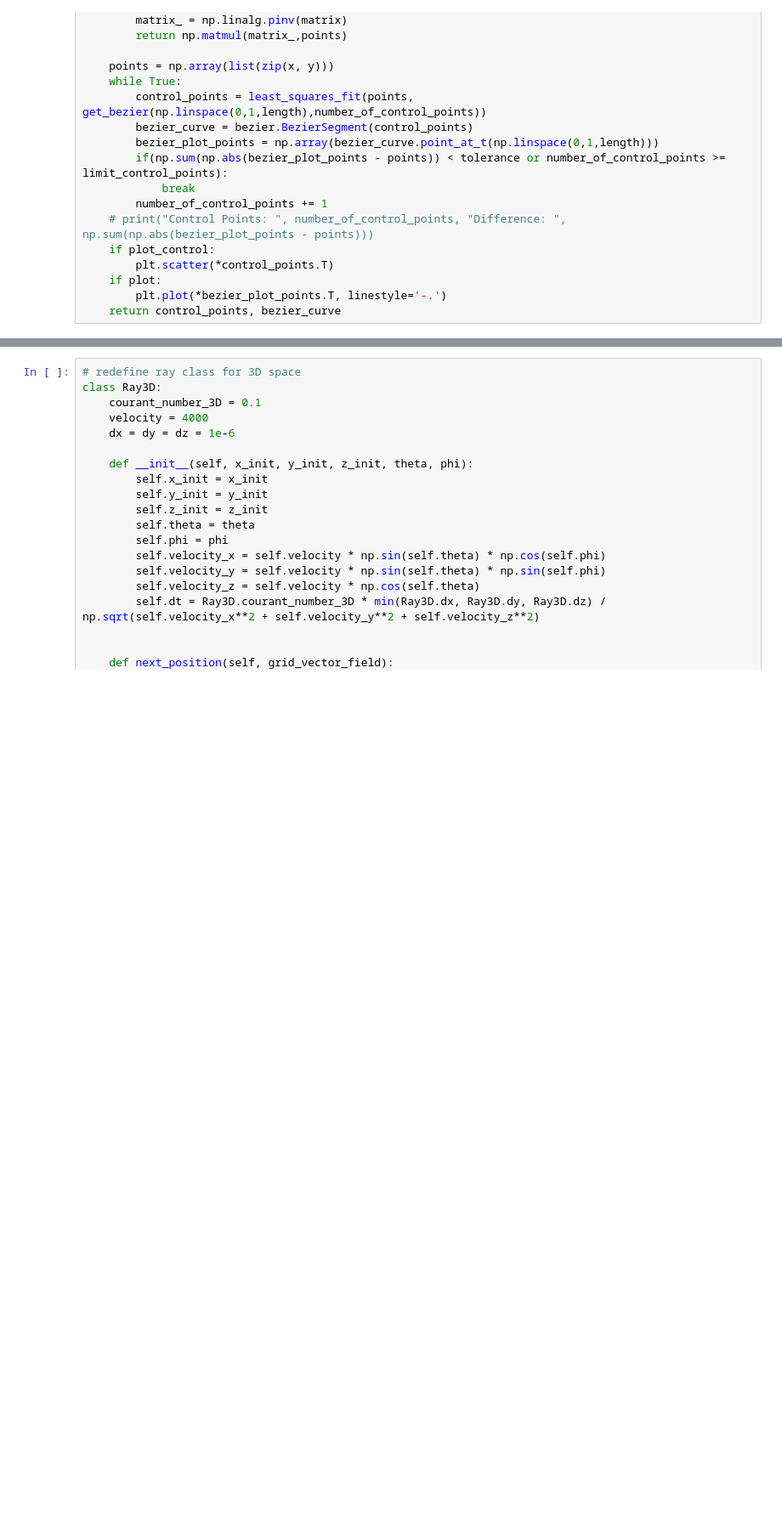
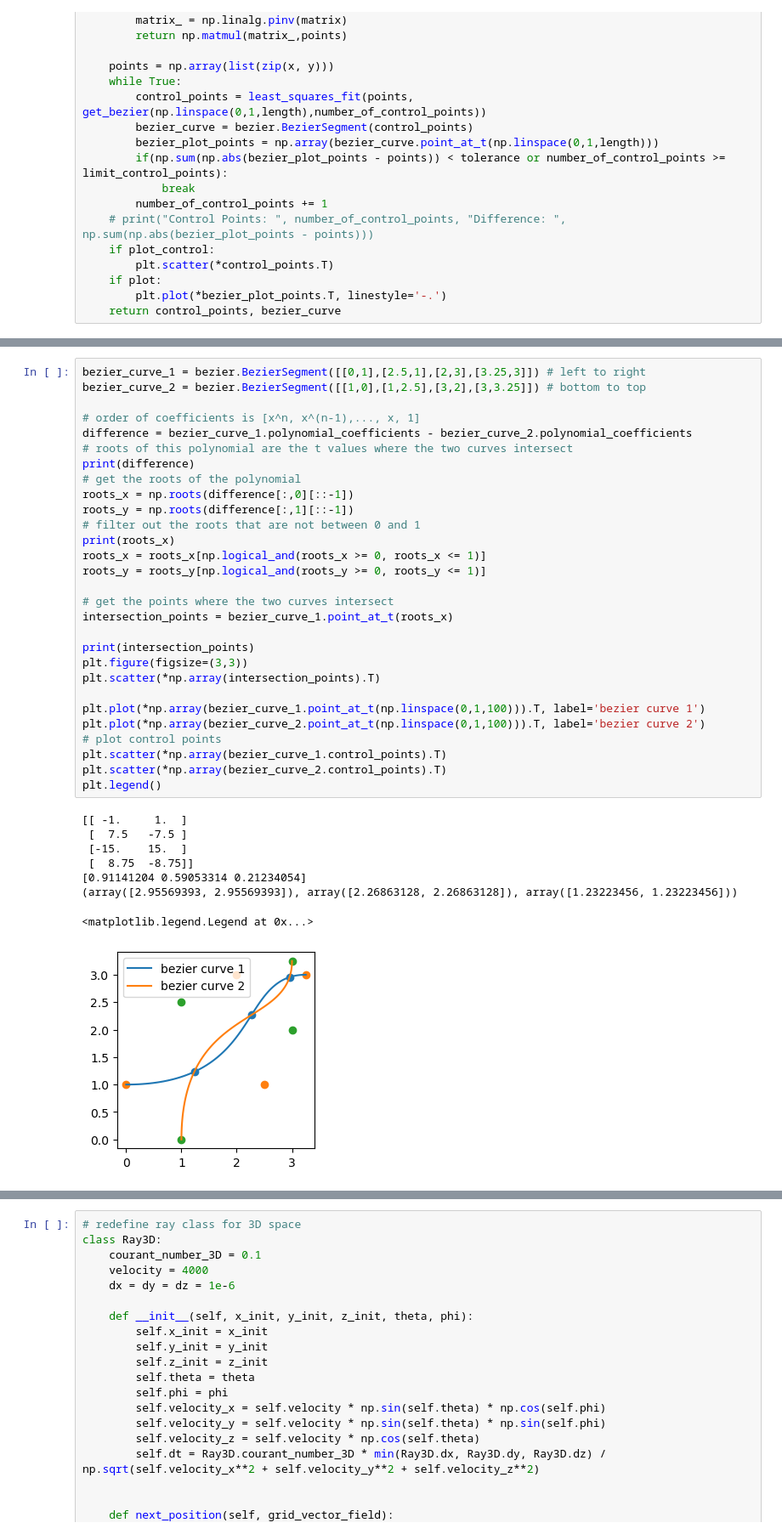
Before and after one commit to apoudel20/python-cbet, a Jupyter notebook: ray_march.ipynb, the cells around one changed output, grey strips where cells are left out. Shown at 85% size. Cells and saved outputs as stored; diff of their text form; blank space fills up the shorter version.

```diff
--- a/ray_march.ipynb
+++ b/ray_march.ipynb
@@ -234,0 +264,38 @@ print(seed_ray_1.point_at_t(0))
+# %%
+bezier_curve_1 = bezier.BezierSegment([[0,1],[2.5,1],[2,3],[3.25,3]]) # left to right
+bezier_curve_2 = bezier.BezierSegment([[1,0],[1,2.5],[3,2],[3,3.25]]) # bottom to top
+
+# order of coefficients is [x^n, x^(n-1),..., x, 1]
+difference = bezier_curve_1.polynomial_coefficients - bezier_curve_2.polynomial_coefficients
+# roots of this polynomial are the t values where the two curves intersect
+print(difference)
+# get the roots of the polynomial
+roots_x = np.roots(difference[:,0][::-1])
+roots_y = np.roots(difference[:,1][::-1])
+# filter out the roots that are not between 0 and 1
+print(roots_x)
+roots_x = roots_x[np.logical_and(roots_x >= 0, roots_x <= 1)]
+roots_y = roots_y[np.logical_and(roots_y >= 0, roots_y <= 1)]
+
+# get the points where the two curves intersect
+intersection_points = bezier_curve_1.point_at_t(roots_x)
+
+print(intersection_points)
+plt.figure(figsize=(3,3))
+plt.scatter(*np.array(intersection_points).T)
+
+plt.plot(*np.array(bezier_curve_1.point_at_t(np.linspace(0,1,100))).T, label='bezier curve 1')
+plt.plot(*np.array(bezier_curve_2.point_at_t(np.linspace(0,1,100))).T, label='bezier curve 2')
+# plot control points
+plt.scatter(*np.array(bezier_curve_1.control_points).T)
+plt.scatter(*np.array(bezier_curve_2.control_points).T)
+plt.legend()
+# %% [output]
+[[ -1.     1.  ]
+ [  7.5   -7.5 ]
+ [-15.    15.  ]
+ [  8.75  -8.75]]
+[0.91141204 0.59053314 0.21234054]
+(array([2.95569393, 2.95569393]), array([2.26863128, 2.26863128]), array([1.23223456, 1.23223456]))
+<matplotlib.legend.Legend at 0x...>
+[figure, added]
```
Also changed, not shown: parts of 13 cells of this notebook.
